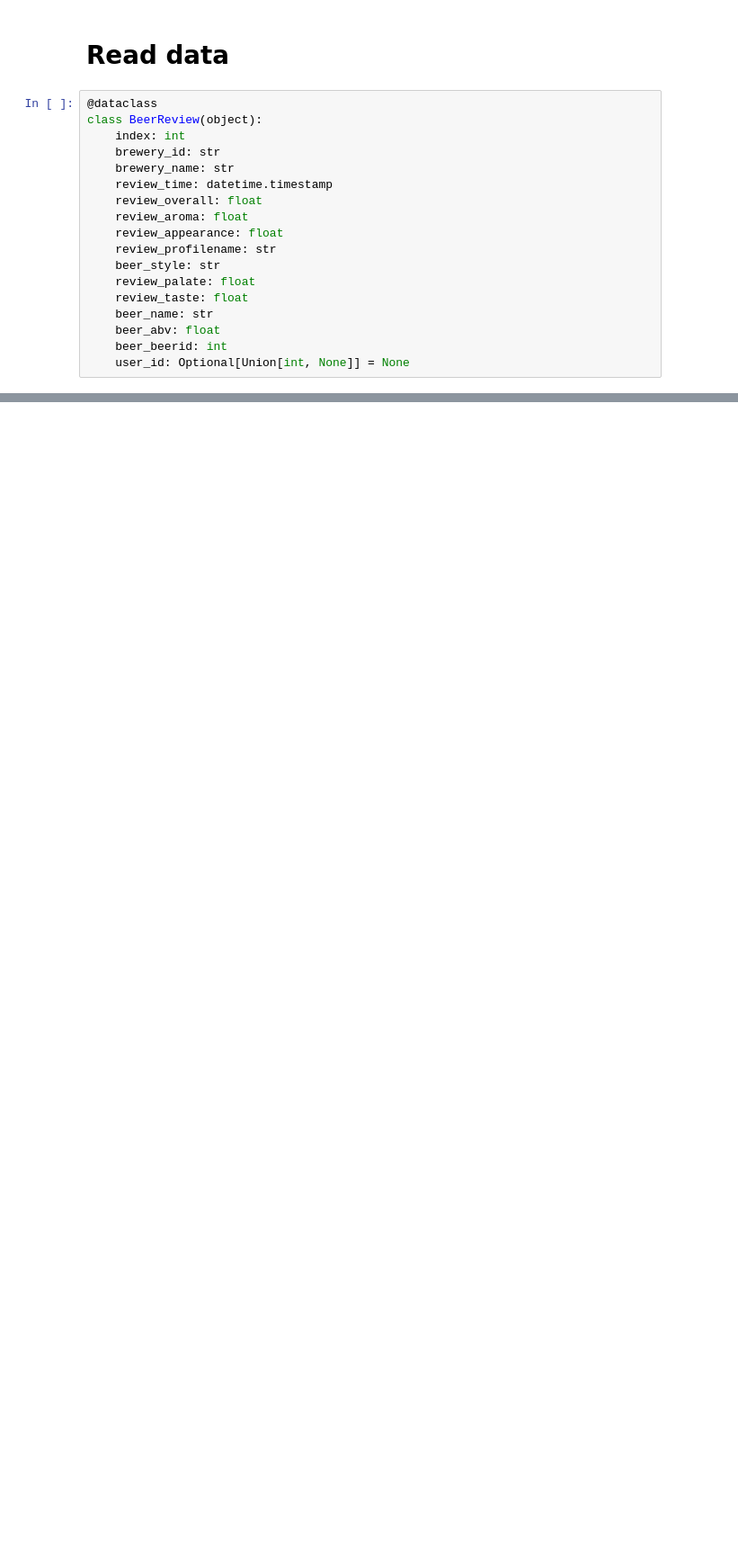
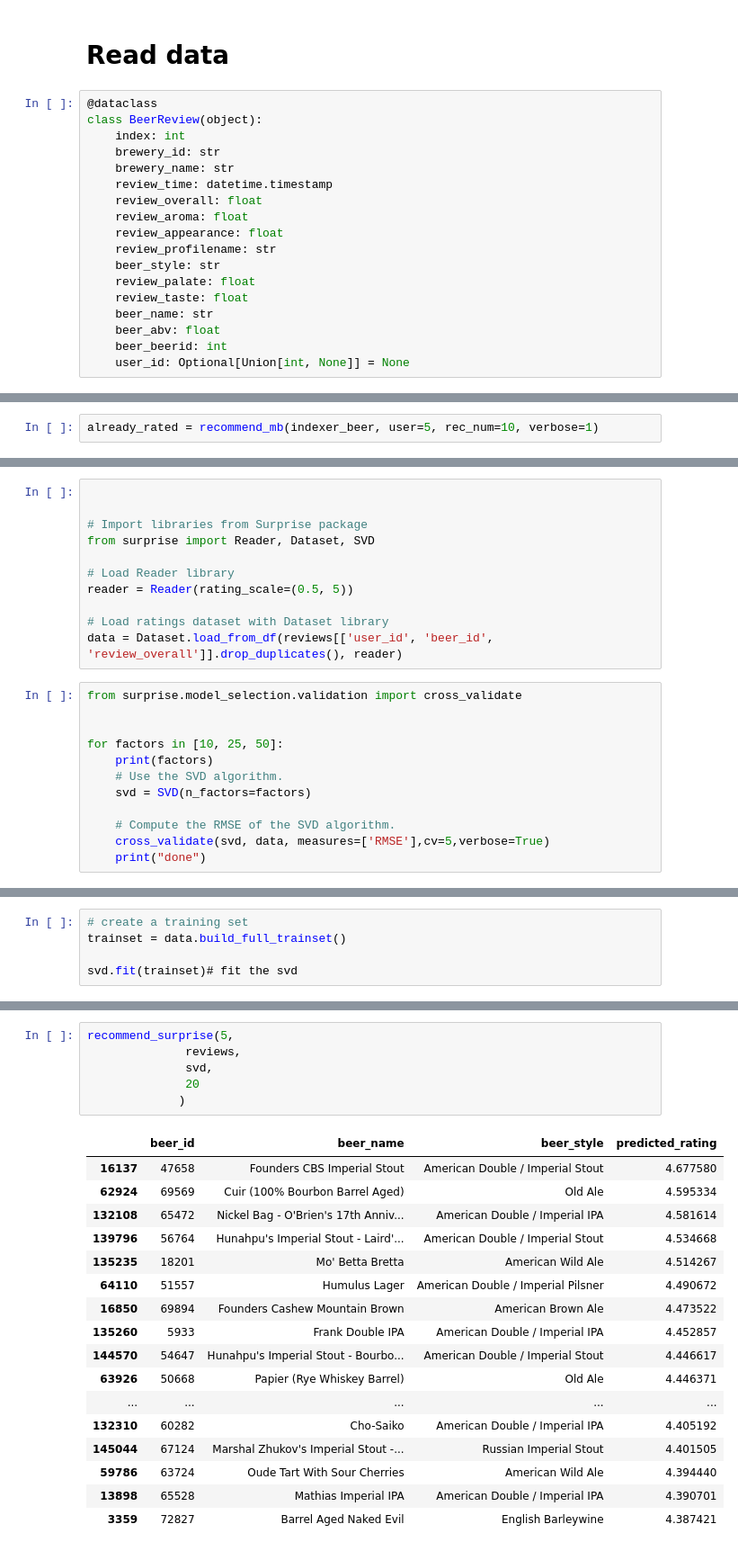
Before and after one commit to geo-chalk/Msc-Data-Science-AUEB, a Jupyter notebook: Recommender_Systems/Project_1/project_1.ipynb, the cells around one changed output, grey strips where cells are left out. Shown at 90% size. Drawn from its saved outputs; the diff is of its cells as text; blank space fills up the shorter version.

```diff
--- a/Recommender_Systems/Project_1/project_1.ipynb
+++ b/Recommender_Systems/Project_1/project_1.ipynb
@@ -641,0 +263,2 @@ from users who tend to like what you like:
+# %%
+already_rated = recommend_mb(indexer_beer, user=5, rec_num=10, verbose=1)
@@ -641,0 +581,23 @@ from users who tend to like what you like:
+# %%
+
+
+# Import libraries from Surprise package
+from surprise import Reader, Dataset, SVD
+
+# Load Reader library
+reader = Reader(rating_scale=(0.5, 5))
+
+# Load ratings dataset with Dataset library
+data = Dataset.load_from_df(reviews[['user_id', 'beer_id', 'review_overall']].drop_duplicates(), reader)
+# %%
+from surprise.model_selection.validation import cross_validate
+
+
+for factors in [10, 25, 50]:
+    print(factors)
+    # Use the SVD algorithm.
+    svd = SVD(n_factors=factors)
+
+    # Compute the RMSE of the SVD algorithm.
+    cross_validate(svd, data, measures=['RMSE'],cv=5,verbose=True)
+    print("done")
@@ -641,0 +622,5 @@ from users who tend to like what you like:
+# %%
+# create a training set
+trainset = data.build_full_trainset()
+
+svd.fit(trainset)# fit the svd
@@ -641,0 +673,24 @@ from users who tend to like what you like:
+# %%
+recommend_surprise(5,
+              reviews,
+              svd,
+              20
+             )
+# %% [output]
+|  | beer_id | beer_name | beer_style | predicted_rating |
+| 16137 | 47658 | Founders CBS Imperial Stout | American Double / Imperial Stout | 4.677580 |
+| 62924 | 69569 | Cuir (100% Bourbon Barrel Aged) | Old Ale | 4.595334 |
+| 132108 | 65472 | Nickel Bag - O'Brien's 17th Anniv... | American Double / Imperial IPA | 4.581614 |
+| 139796 | 56764 | Hunahpu's Imperial Stout - Laird'... | American Double / Imperial Stout | 4.534668 |
+| 135235 | 18201 | Mo' Betta Bretta | American Wild Ale | 4.514267 |
+| 64110 | 51557 | Humulus Lager | American Double / Imperial Pilsner | 4.490672 |
+| 16850 | 69894 | Founders Cashew Mountain Brown | American Brown Ale | 4.473522 |
+| 135260 | 5933 | Frank Double IPA | American Double / Imperial IPA | 4.452857 |
+| 144570 | 54647 | Hunahpu's Imperial Stout - Bourbo... | American Double / Imperial Stout | 4.446617 |
+| 63926 | 50668 | Papier (Rye Whiskey Barrel) | Old Ale | 4.446371 |
+| ... | ... | ... | ... | ... |
+| 132310 | 60282 | Cho-Saiko | American Double / Imperial IPA | 4.405192 |
+| 145044 | 67124 | Marshal Zhukov's Imperial Stout -... | Russian Imperial Stout | 4.401505 |
+| 59786 | 63724 | Oude Tart With Sour Cherries | American Wild Ale | 4.394440 |
+| 13898 | 65528 | Mathias Imperial IPA | American Double / Imperial IPA | 4.390701 |
+| 3359 | 72827 | Barrel Aged Naked Evil | English Barleywine | 4.387421 |
```
Also changed, not shown: parts of 58 cells of this notebook, 4 other files.
